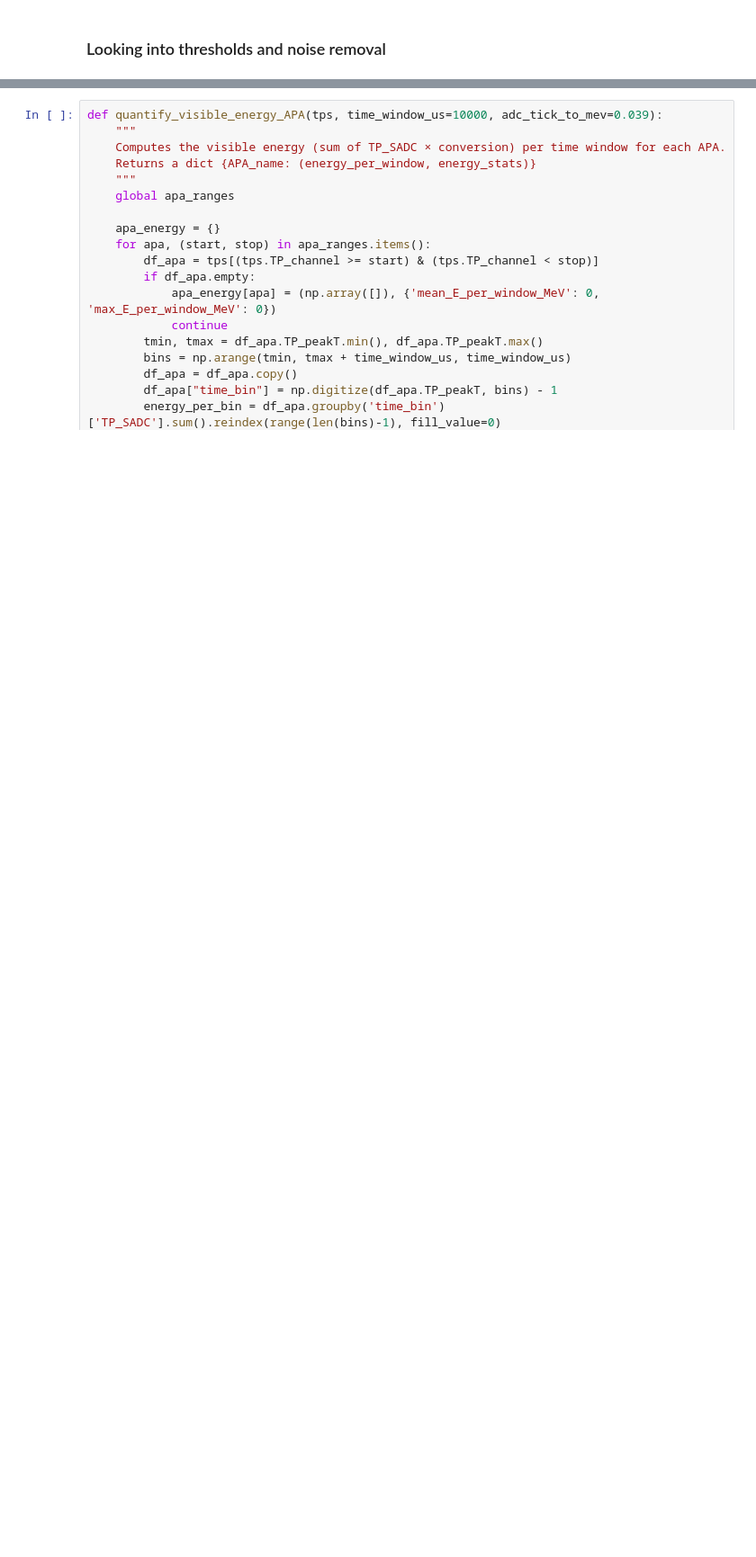
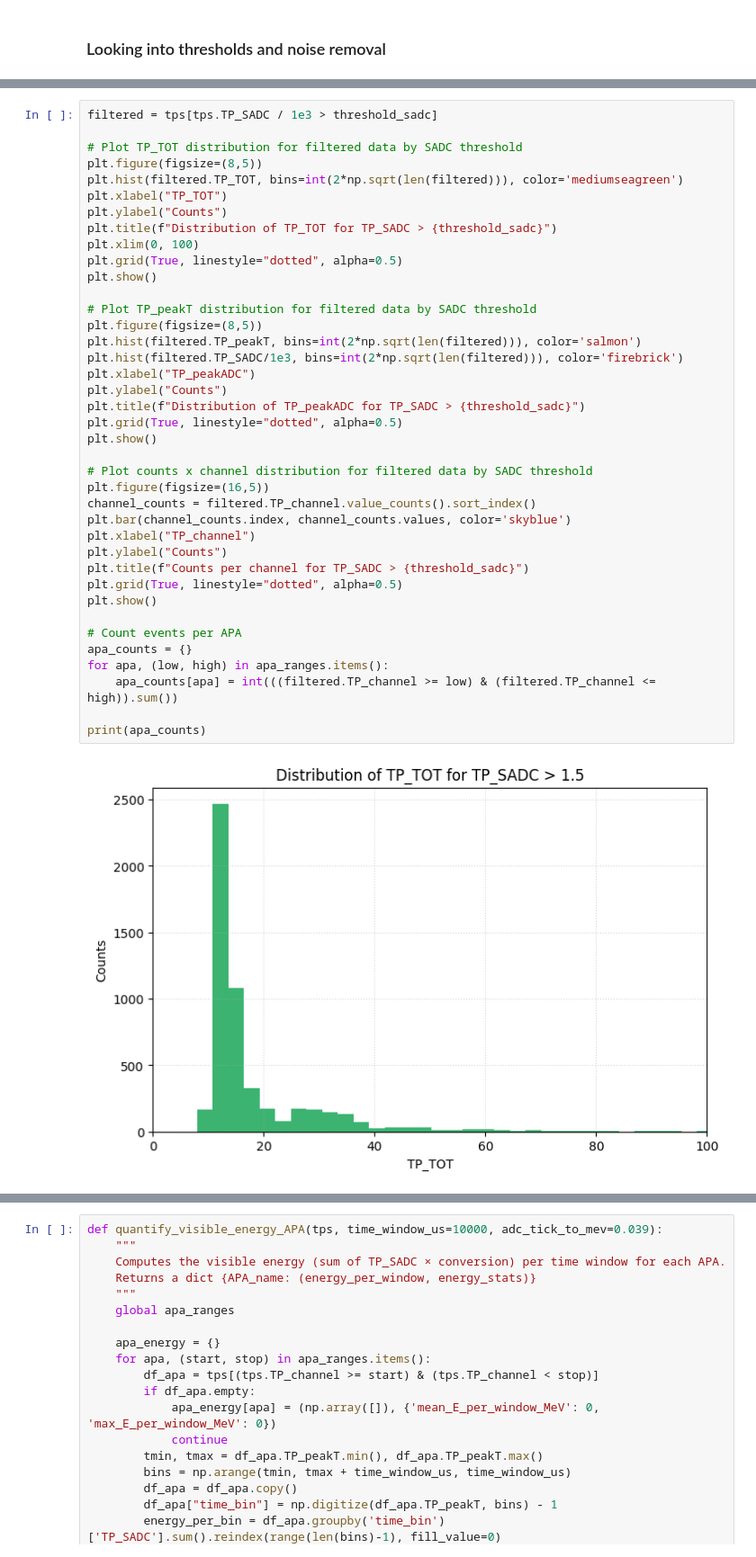
Before and after one commit to JuliaFavaro/SS25_TP_ProtoDUNE, a Jupyter notebook: src/RUN_test event_run_TPC.ipynb, the cells around one changed output, grey strips where cells are left out. Shown at 90% size. Saved outputs shown, nothing was run; the diff lists cells and outputs as text; blank space fills up the shorter version.

Commit message:
Trying to divide spatial distribution

```diff
--- a/src/RUN_test event_run_TPC.ipynb
+++ b/src/RUN_test event_run_TPC.ipynb
@@ -263,0 +304,41 @@ Threshold: 370 (TPs: 3889, Retaining 49.27% of raw TP)
+# %%
+filtered = tps[tps.TP_SADC / 1e3 > threshold_sadc]
+
+# Plot TP_TOT distribution for filtered data by SADC threshold
+plt.figure(figsize=(8,5))
+plt.hist(filtered.TP_TOT, bins=int(2*np.sqrt(len(filtered))), color='mediumseagreen')
+plt.xlabel("TP_TOT")
+plt.ylabel("Counts")
+plt.title(f"Distribution of TP_TOT for TP_SADC > {threshold_sadc}")
+plt.xlim(0, 100)
+plt.grid(True, linestyle="dotted", alpha=0.5)
+plt.show()
+
+# Plot TP_peakT distribution for filtered data by SADC threshold
+plt.figure(figsize=(8,5))
+plt.hist(filtered.TP_peakT, bins=int(2*np.sqrt(len(filtered))), color='salmon')
+plt.hist(filtered.TP_SADC/1e3, bins=int(2*np.sqrt(len(filtered))), color='firebrick')
+plt.xlabel("TP_peakADC")
+plt.ylabel("Counts")
+plt.title(f"Distribution of TP_peakADC for TP_SADC > {threshold_sadc}")
+plt.grid(True, linestyle="dotted", alpha=0.5)
+plt.show()
+
+# Plot counts x channel distribution for filtered data by SADC threshold
+plt.figure(figsize=(16,5))
+channel_counts = filtered.TP_channel.value_counts().sort_index()
+plt.bar(channel_counts.index, channel_counts.values, color='skyblue')
+plt.xlabel("TP_channel")
+plt.ylabel("Counts")
+plt.title(f"Counts per channel for TP_SADC > {threshold_sadc}")
+plt.grid(True, linestyle="dotted", alpha=0.5)
+plt.show()
+
+# Count events per APA
+apa_counts = {}
+for apa, (low, high) in apa_ranges.items():
+    apa_counts[apa] = int(((filtered.TP_channel >= low) & (filtered.TP_channel <= high)).sum())
+
+print(apa_counts)
+# %% [output]
+[figure, added]
```
Also changed, not shown: parts of 12 cells of this notebook, 1 other file.
